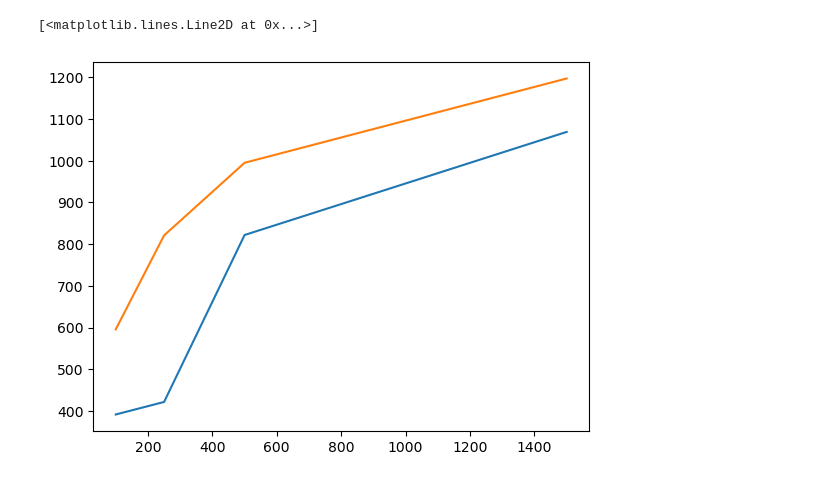
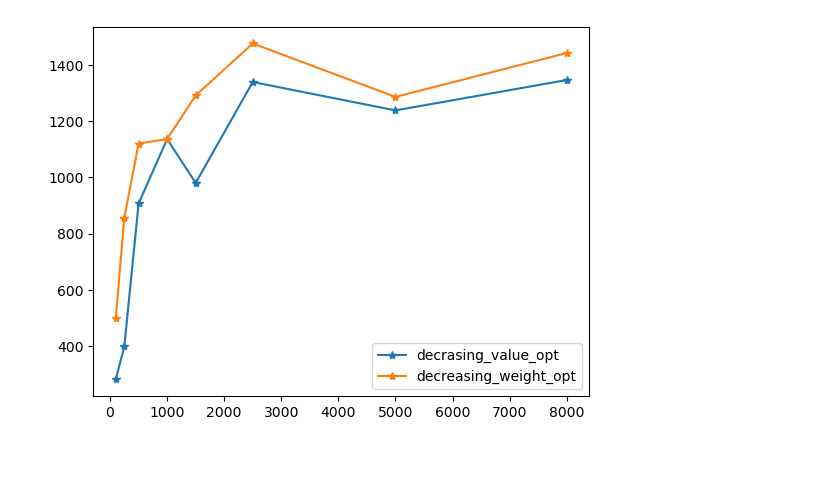
Before and after one commit to edvart-ros/Optimering, a Jupyter notebook: oblig2_knapsack2.ipynb, the cells around one changed output. Drawn from its saved outputs; the diff is of its cells as text; code cells hidden in the pictures.

```diff
--- a/oblig2_knapsack2.ipynb
+++ b/oblig2_knapsack2.ipynb
@@ -64,24 +64,26 @@ min_weight, max_weight = 1, 10
 min_value, max_value = 10, 50
 
 val_sorted_results = []
-empty_results = []
+weight_sorted_results = []
 
-for num_items in (100, 250, 500, 1500):
+X = [100, 250, 500, 1000, 1500, 2500, 5000, 8000]
+
+for num_items in X:
     weights = np.random.randint(min_weight, max_weight + 1, num_items)
     values = np.random.randint(min_value, max_value + 1, num_items)
 
     knapsack_val_decreasing = value_decreasing_solution(weights, values, capacity)
     knapsack_weight_decreasing = weight_decreasing_solution(weights, capacity)
 
-    value_decreasing_opt = optimize_solution(knapsack_val_decreasing, values, weights, capacity, iterations=2_000_000)
-    weight_decreasing_opt = optimize_solution(knapsack_weight_decreasing, values, weights, capacity, iterations=2_000_000)
+    value_decreasing_opt = optimize_solution(knapsack_val_decreasing, values, weights, capacity, iterations=100_000_000)
+    weight_decreasing_opt = optimize_solution(knapsack_weight_decreasing, values, weights, capacity, iterations=100_000_000)
 
     val_sorted_results.append(calculate_value(values, value_decreasing_opt))
-    empty_results.append(calculate_value(values, weight_decreasing_opt))
+    weight_sorted_results.append(calculate_value(values, weight_decreasing_opt))
-# %%
-X = [100, 250, 500, 1500]
-plt.plot(X, val_sorted_results)
-plt.plot(X, empty_results)
-# %% [output]
-[<matplotlib.lines.Line2D at 0x...>]
-[figure, removed]
+# %%
+plt.plot(X, val_sorted_results, '*-')
+plt.plot(X, weight_sorted_results, '*-')
+plt.legend(['decrasing_value_opt','decreasing_weight_opt', 'empty_knapsack_opt'])
+plt.show()
+# %% [output]
+[figure, added]
```
Also changed, not shown: parts of 1 cell of this notebook, 3 other files.
